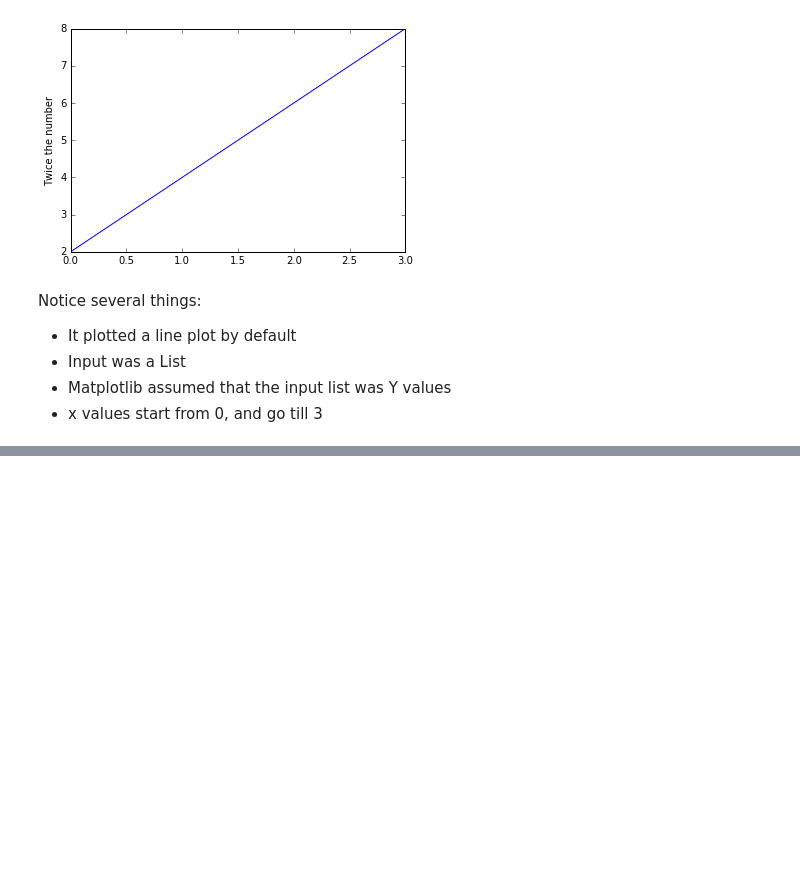
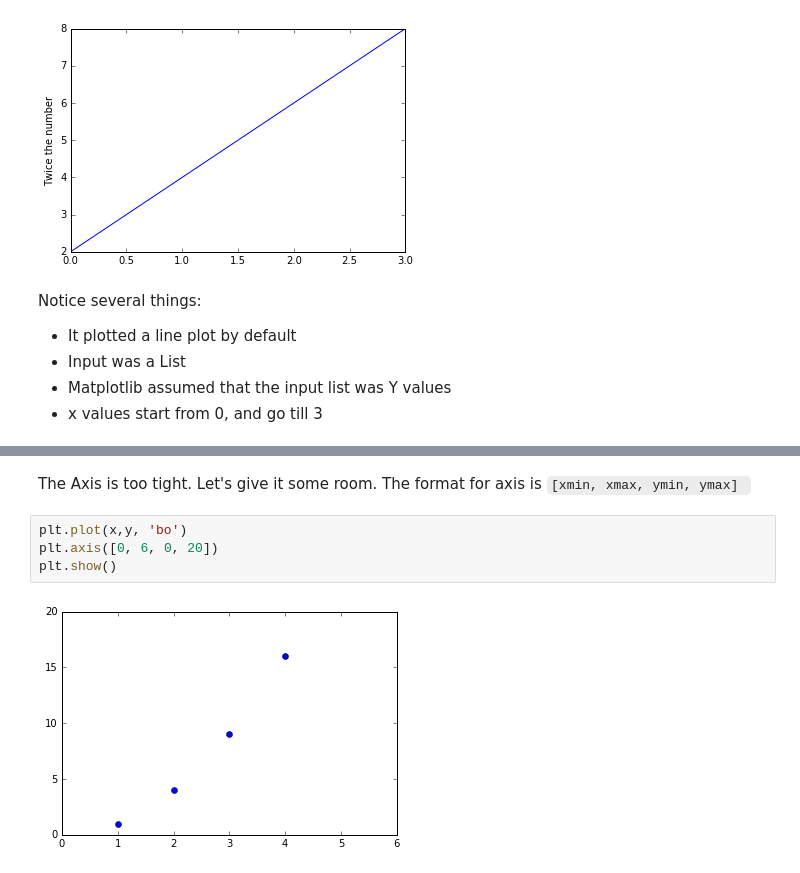
Before and after one commit to Ram-N/data-analysis-using-python, a Jupyter notebook: Basics of Plotting using Python.ipynb, the cells around one changed output, grey strips where cells are left out. Drawn from its saved outputs; the diff is of its cells as text; blank space fills up the shorter version.

```diff
--- a/Basics of Plotting using Python.ipynb
+++ b/Basics of Plotting using Python.ipynb
@@ -34,0 +55,9 @@ Notice several things:
+# %% [markdown]
+The Axis is too tight. Let's give it some room.
+The format for axis is `[xmin, xmax, ymin, ymax] `
+# %%
+plt.plot(x,y, 'bo')
+plt.axis([0, 6, 0, 20])
+plt.show()
+# %% [output]
+[figure, added]
```
Also changed, not shown: parts of 19 cells of this notebook, 2 other files.
